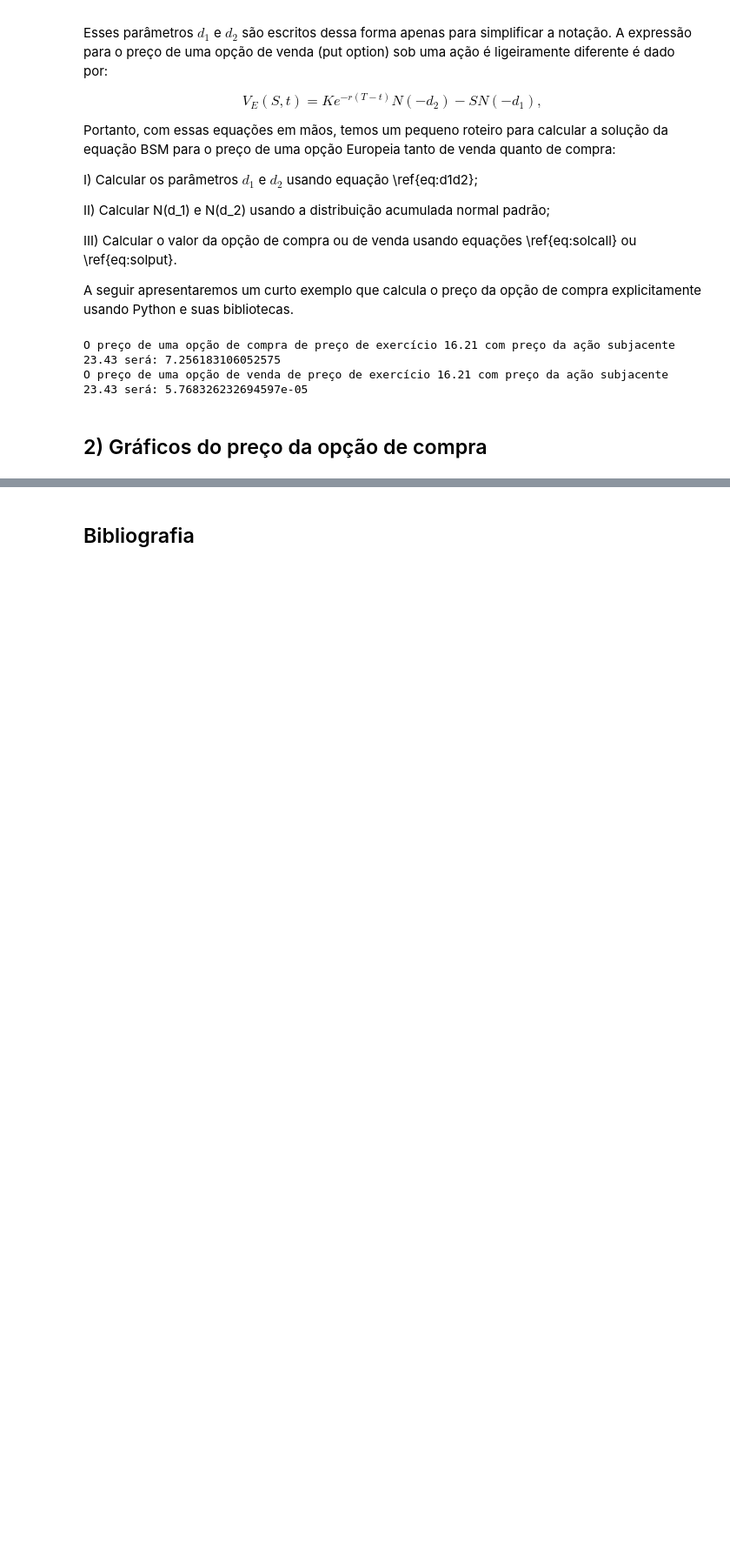
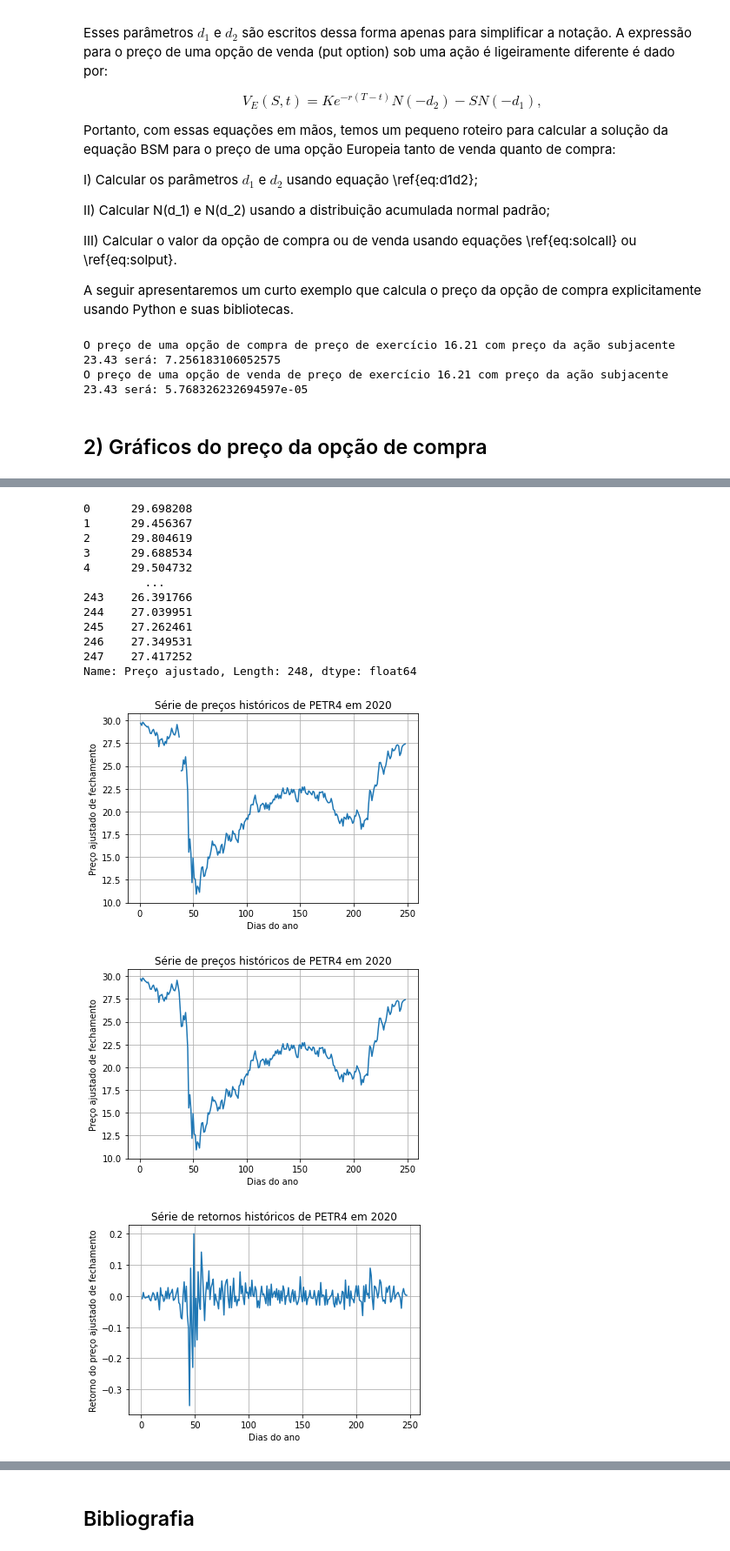
Before and after one commit to jvfrossard/Finance, a Jupyter notebook: Black Scholes equation/Black Scholes equation.ipynb, the cells around one changed output, grey strips where cells are left out. Shown at 87% size. Drawn from its saved outputs; the diff is of its cells as text; code cells hidden in the pictures; blank space fills up the shorter version.

Commit message:
Adding section 3 and 4. Data from PETR42020

```diff
--- a/Black Scholes equation/Black Scholes equation.ipynb
+++ b/Black Scholes equation/Black Scholes equation.ipynb
@@ -81,0 +148,79 @@ O preço de uma opção de venda de preço de exercício 16.21 com preço da aç
+# %%
+#Importando as bibliotecas
+import pandas as pd
+import matplotlib.pyplot as plt
+import numpy as np
+import math
+
+#Importando o data-set a partir do arquivo CSV baixado do Yahoo Finance
+PETR4data = pd.read_csv("./PETR4.SA2020.csv")
+
+#Renomeando colunas para português
+PETR4data.columns = ['Data','Preço abertura','Máximo','Mínimo','Preço fechamento','Preço ajustado','Volume']
+
+print(PETR4data.loc[:,"Preço ajustado"])
+
+#Apresentando o preço adjustado na forma de uma série temporal
+x = range(1,249)
+plt.plot(x,PETR4data.loc[:,"Preço ajustado"])
+
+plt.xlabel('Dias do ano')
+plt.ylabel('Preço ajustado de fechamento')
+plt.title('Série de preços históricos de PETR4 em 2020')
+plt.grid(True)
+plt.show()
+
+#Corrigindo a falta de um dado (o salto no gráfico). Isso é importante pra não atraplhar a análise dos dados.
+PETR4data[PETR4data['Preço ajustado'].isnull()].index.tolist()
+PETR4data.loc[37,"Preço ajustado"] = (PETR4data.loc[36,"Preço ajustado"] + PETR4data.loc[38,"Preço ajustado"])/2
+
+#Plotando o gráfico novamente
+x = range(1,249)
+plt.plot(x,PETR4data.loc[:,"Preço ajustado"])
+
+plt.xlabel('Dias do ano')
+plt.ylabel('Preço ajustado de fechamento')
+plt.title('Série de preços históricos de PETR4 em 2020')
+plt.grid(True)
+plt.show()
+
+#Calculando o retorno dos preços da coluna "Preço ajustado"
+precos = PETR4data["Preço ajustado"].tolist()
+
+loglist = [math.log(precos[1]) - math.log(precos[0])]
+for i in range(2,len(precos)):
+    loglist.append(math.log(precos[i]) - math.log(precos[i-1]))
+
+#Plotando o gráfico dos retornos
+x = range(1,248)
+plt.plot(x,loglist)
+
+plt.xlabel('Dias do ano')
+plt.ylabel('Retorno do preço ajustado de fechamento')
+plt.title('Série de retornos históricos de PETR4 em 2020')
+plt.grid(True)
+plt.show()
+
+#Calculando a média e o desvio padrao dos retornos
+media = PETR4data['Preço ajustado'].mean()
+vol = np.std(loglist)
+
+#Printando os resultados
+print("O valor médio do preço da ação PETR4 entre 01/01/2020 e 31/12/2020 é: ", media)
+print("A volatilidade histórica dos dados de PETR4 de 01/01/2020 a 31/12/2020 é: ", vol)
+# %% [output]
+0      29.698208
+1      29.456367
+2      29.804619
+3      29.688534
+4      29.504732
+         ...
+243    26.391766
+244    27.039951
+245    27.262461
+246    27.349531
+247    27.417252
+Name: Preço ajustado, Length: 248, dtype: float64
+[figure, added]
+[figure, added]
+[figure, added]
```
Also changed, not shown: parts of 24 cells of this notebook, 3 other files.
